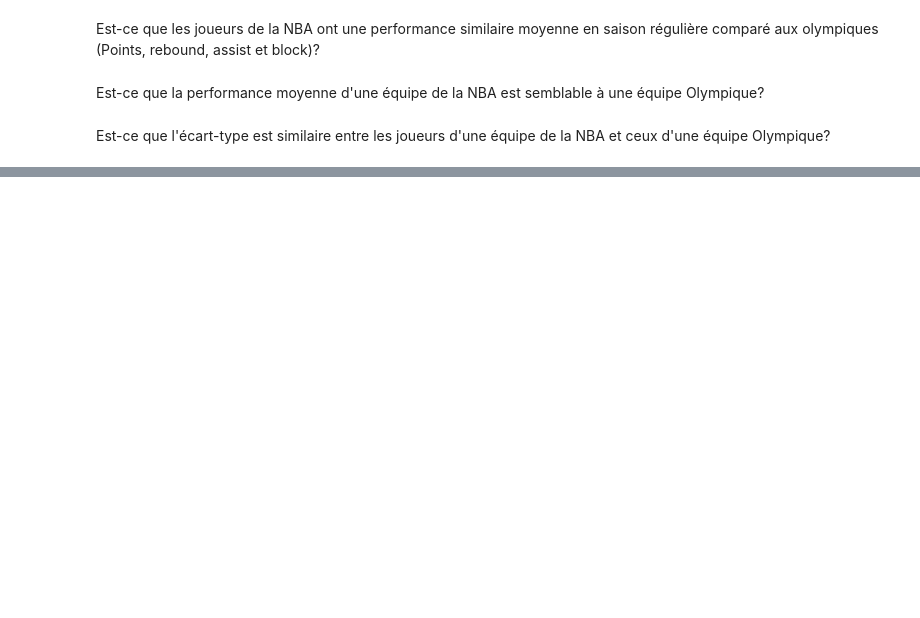
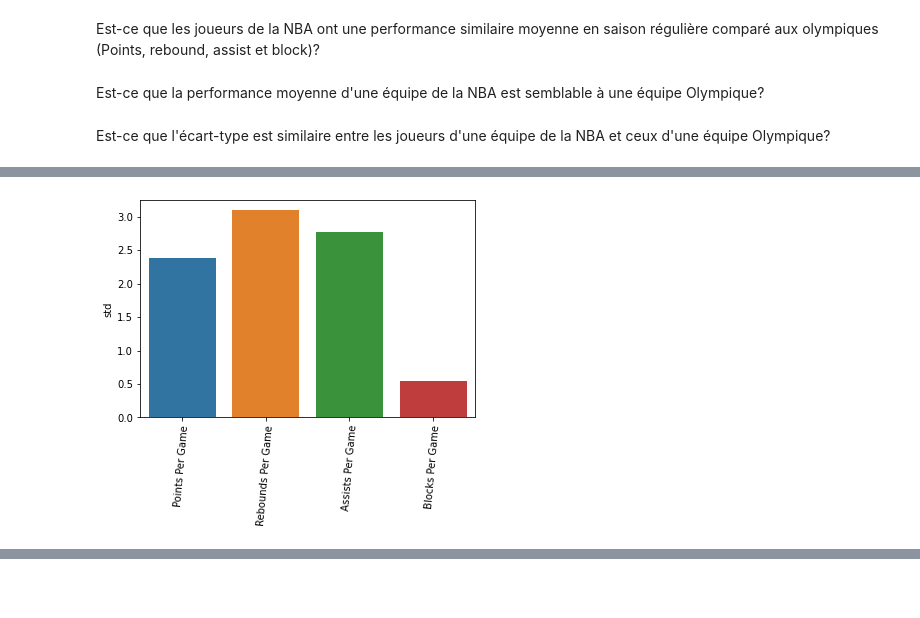
Before and after one commit to PhilippeBellefeuille/ProjetProgrammationGestion, a Jupyter notebook: Project.ipynb, the cells around one changed output, grey strips where cells are left out. Drawn from its saved outputs; the diff is of its cells as text; code cells hidden in the pictures; blank space fills up the shorter version.

Commit message:
Update Project.ipynb
Graphiques pour les écart-type

```diff
--- a/Project.ipynb
+++ b/Project.ipynb
@@ -98,10 +104,10 @@ Est-ce que la performance moyenne d'une équipe de la NBA est semblable à une
 # %% [markdown]
 Est-ce que l'écart-type est similaire entre les joueurs d'une équipe de la NBA et ceux d'une équipe Olympique?
 # %%
-#L'ecart-type des joueurs de l'equipe NBA 2016
-joueurNBA2016[["Points Per game","Rebounds Per Game","Assists per game","Blocks per Game"]]
-NBA2016= joueurNBA2016.agg({"Points Per game": ["std"],
+##1.1.L'ÉCART-TYPE DES JOUEURS NBA 2016(stdjoNBA2016):
+stdjoNBA2016 = joueurNBA2016.agg(
+    {"Points Per game": ["std"],
            "Rebounds Per Game": ["std"],
            "Assists per game":["std"],
-           "Blocks per Game": ["std"]})
-NBA2016
+           "Blocks per Game": ["std"]}).transpose()
+stdjoNBA2016
@@ -108 +120,9 @@ NBA2016
+# %%
+#NOTE: OUBLIONS PAS D'AJOUTER LES TITRES(CELA VA EXPLIQUER MIEUX LA REPRÉSENTATION DE NOS DONNÉES)
+import seaborn
+graph_stdjoNBA2016 = seaborn.barplot(x=['Points Per Game','Rebounds Per Game','Assists Per Game','Blocks Per Game'] ,y='std',data=stdjoNBA2016)
+for item in graph_stdjoNBA2016.get_xticklabels():
+        item.set_rotation(85)
+# %% [output]
+[figure, added]
 # %%
```
Also changed, not shown: parts of 8 cells of this notebook.
